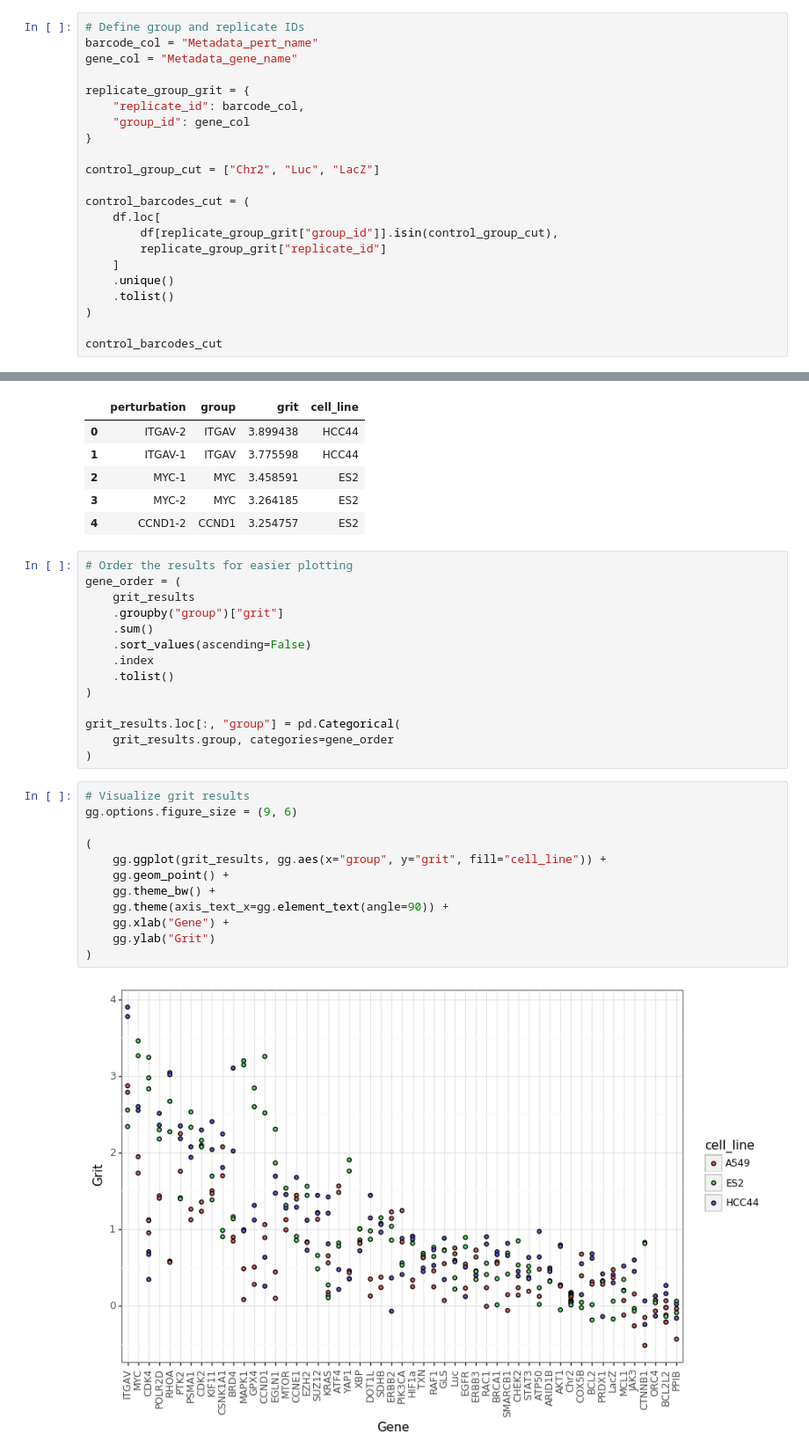
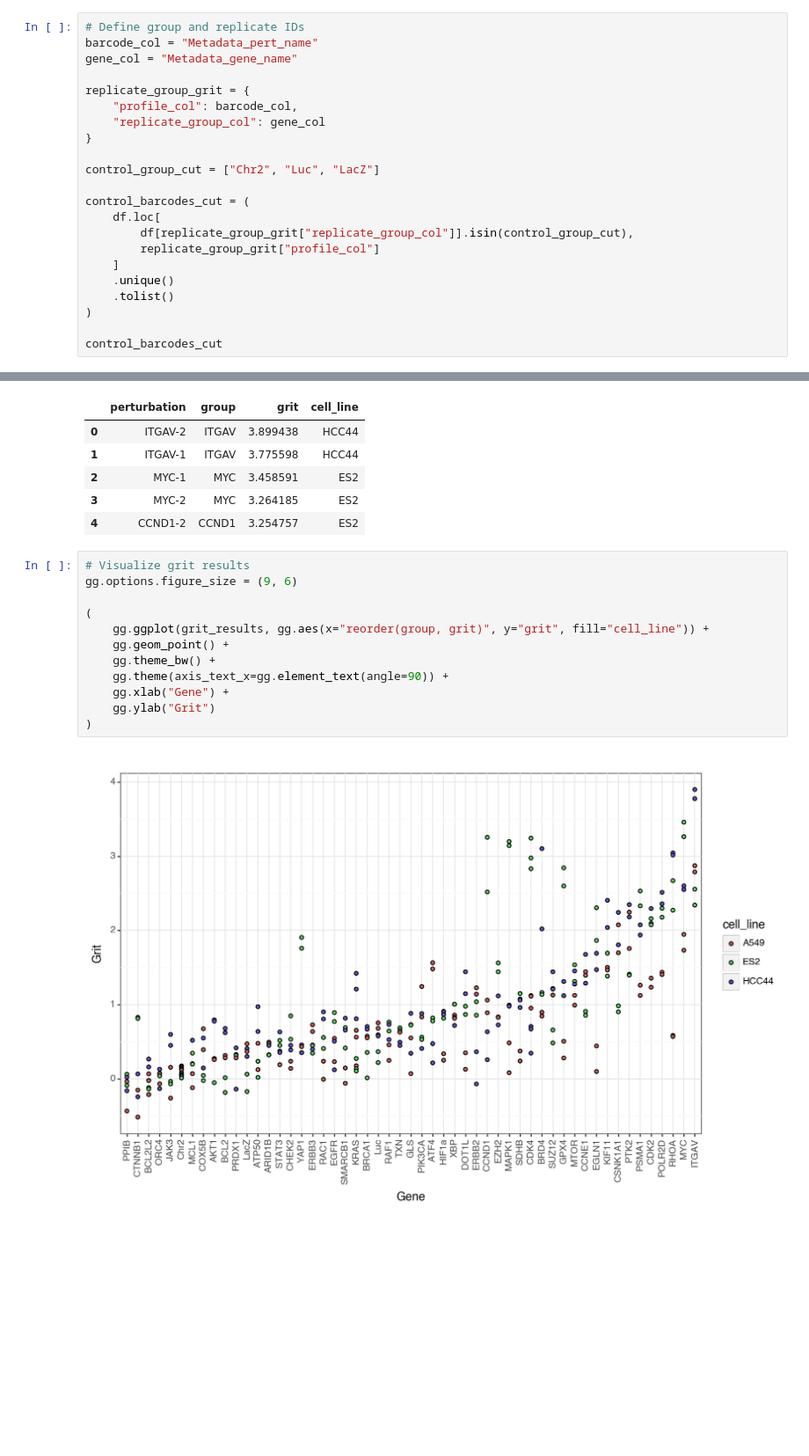
Before and after one commit to cytomining/pipeline-examples, a Jupyter notebook: 2.evaluate.ipynb, the cells around one changed output, grey strips where cells are left out. Shown at 88% size. Saved outputs shown, nothing was run; the diff lists cells and outputs as text; blank space fills up the shorter version.

```diff
--- a/2.evaluate.ipynb
+++ b/2.evaluate.ipynb
@@ -150,16 +146,16 @@ barcode_col = "Metadata_pert_name"
 gene_col = "Metadata_gene_name"
 
 replicate_group_grit = {
-    "replicate_id": barcode_col,
-    "group_id": gene_col
+    "profile_col": barcode_col,
+    "replicate_group_col": gene_col
 }
 
 control_group_cut = ["Chr2", "Luc", "LacZ"]
 
 control_barcodes_cut = (
     df.loc[
-        df[replicate_group_grit["group_id"]].isin(control_group_cut),
-        replicate_group_grit["replicate_id"]
+        df[replicate_group_grit["replicate_group_col"]].isin(control_group_cut),
+        replicate_group_grit["profile_col"]
     ]
     .unique()
     .tolist()
@@ -212,31 +208,17 @@ grit_results.head()
 | 2 | MYC-1 | MYC | 3.458591 | ES2 |
 | 3 | MYC-2 | MYC | 3.264185 | ES2 |
 | 4 | CCND1-2 | CCND1 | 3.254757 | ES2 |
-# %%
-# Order the results for easier plotting
-gene_order = (
-    grit_results
-    .groupby("group")["grit"]
-    .sum()
-    .sort_values(ascending=False)
-    .index
-    .tolist()
-)
-
-grit_results.loc[:, "group"] = pd.Categorical(
-    grit_results.group, categories=gene_order
-)
 # %%
 # Visualize grit results
 gg.options.figure_size = (9, 6)
 
 (
-    gg.ggplot(grit_results, gg.aes(x="group", y="grit", fill="cell_line")) +
+    gg.ggplot(grit_results, gg.aes(x="reorder(group, grit)", y="grit", fill="cell_line")) +
     gg.geom_point() +
     gg.theme_bw() +
     gg.theme(axis_text_x=gg.element_text(angle=90)) +
     gg.xlab("Gene") +
     gg.ylab("Grit")
 )
 # %% [output]
-[figure, old version]
+[figure, new version]
```
Also changed, not shown: parts of 11 cells of this notebook, 10 other files.
